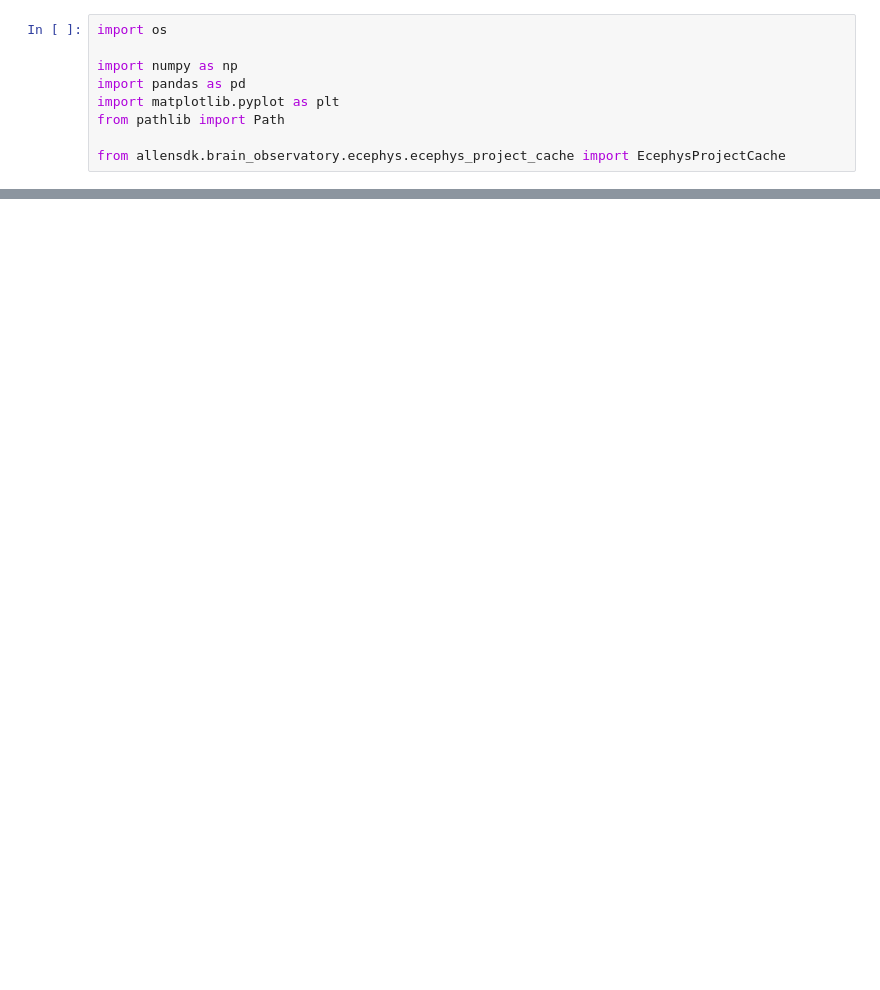
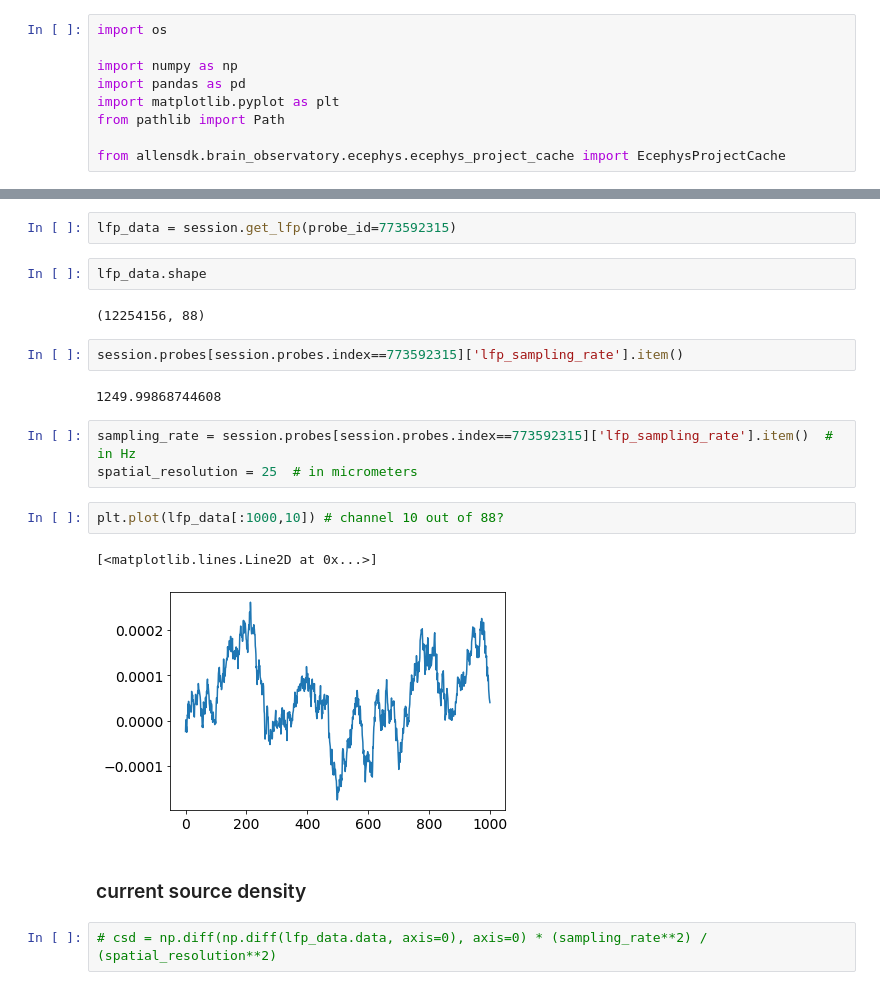
Before and after one commit to ikharitonov/allen-neuropixel-LFPs, a Jupyter notebook: quickstart.ipynb, the cells around one changed output, grey strips where cells are left out. Cells and saved outputs as stored; diff of their text form; blank space fills up the shorter version.

```diff
--- a/quickstart.ipynb
+++ b/quickstart.ipynb
@@ -22,0 +244,22 @@ brain_observatory_type_sessions.tail()
+# %%
+lfp_data = session.get_lfp(probe_id=773592315)
+# %%
+lfp_data.shape
+# %% [output]
+(12254156, 88)
+# %%
+session.probes[session.probes.index==773592315]['lfp_sampling_rate'].item()
+# %% [output]
+1249.99868744608
+# %%
+sampling_rate = session.probes[session.probes.index==773592315]['lfp_sampling_rate'].item()  # in Hz
+spatial_resolution = 25  # in micrometers
+# %%
+plt.plot(lfp_data[:1000,10]) # channel 10 out of 88?
+# %% [output]
+[<matplotlib.lines.Line2D at 0x...>]
+[figure, added]
+# %% [markdown]
+### current source density
+# %%
+# csd = np.diff(np.diff(lfp_data.data, axis=0), axis=0) * (sampling_rate**2) / (spatial_resolution**2)
```
Also changed, not shown: parts of 36 cells of this notebook.
